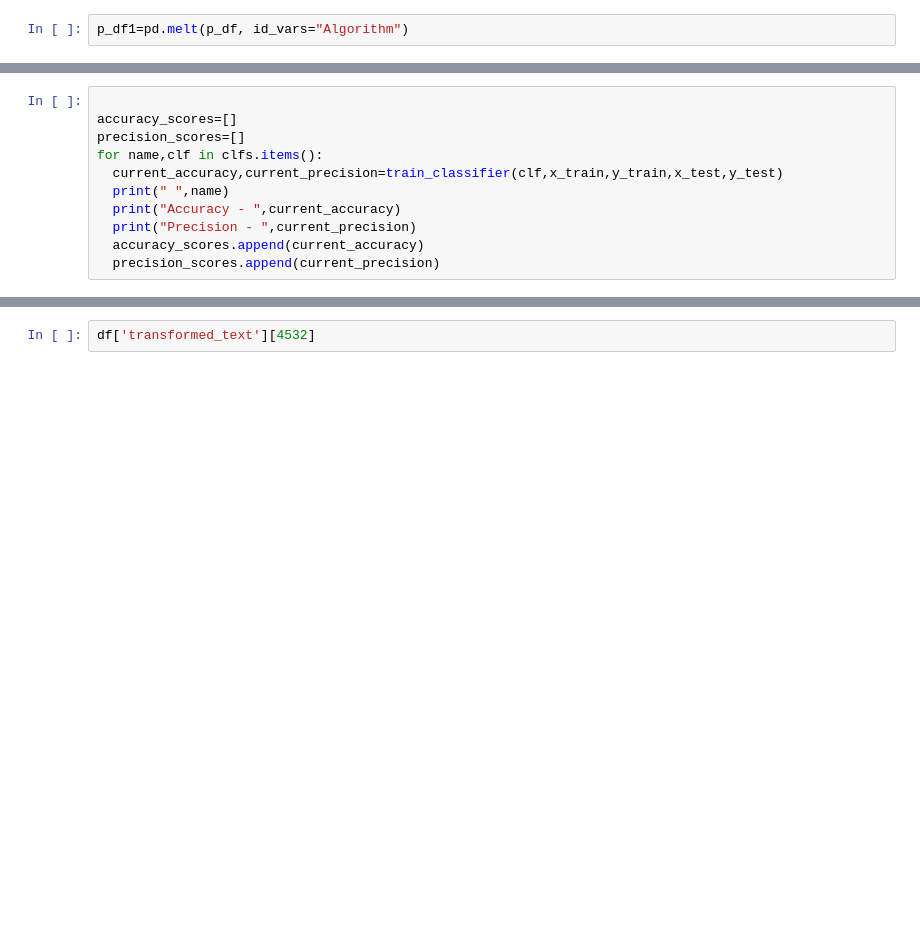
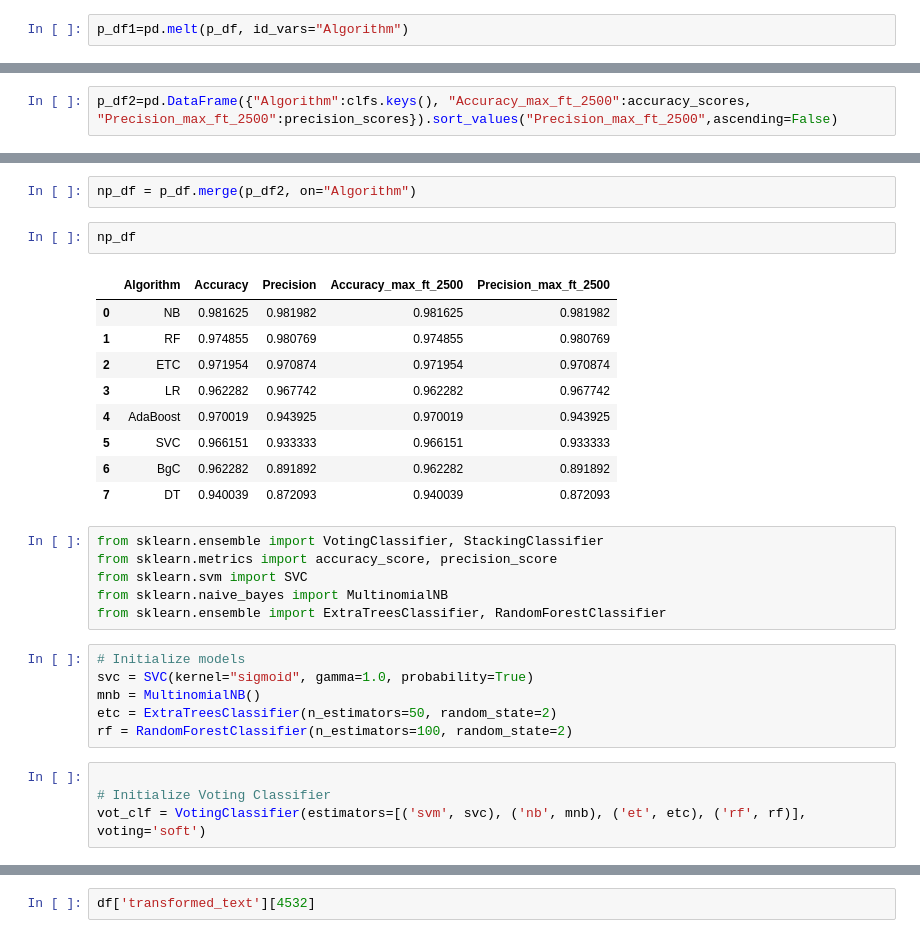
Before and after one commit to SurajSharma0204/EmailSMS_Spamornot_ML_Project, a Jupyter notebook: emailsmsspam_classifier.ipynb, the cells around one changed output, grey strips where cells are left out. Cells and saved outputs as stored; diff of their text form; blank space fills up the shorter version.

```diff
--- a/emailsmsspam_classifier.ipynb
+++ b/emailsmsspam_classifier.ipynb
@@ -631,11 +683,0 @@ p_df1
-# %%
-
-accuracy_scores=[]
-precision_scores=[]
-for name,clf in clfs.items():
-  current_accuracy,current_precision=train_classifier(clf,x_train,y_train,x_test,y_test)
-  print(" ",name)
-  print("Accuracy - ",current_accuracy)
-  print("Precision - ",current_precision)
-  accuracy_scores.append(current_accuracy)
-  precision_scores.append(current_precision)
@@ -641,0 +696,2 @@ for name,clf in clfs.items():
+# %%
+p_df2=pd.DataFrame({"Algorithm":clfs.keys(), "Accuracy_max_ft_2500":accuracy_scores, "Precision_max_ft_2500":precision_scores}).sort_values("Precision_max_ft_2500",ascending=False)
@@ -641,0 +710,30 @@ for name,clf in clfs.items():
+# %%
+np_df = p_df.merge(p_df2, on="Algorithm")
+# %%
+np_df
+# %% [output]
+|  | Algorithm | Accuracy | Precision | Accuracy_max_ft_2500 | Precision_max_ft_2500 |
+| 0 | NB | 0.981625 | 0.981982 | 0.981625 | 0.981982 |
+| 1 | RF | 0.974855 | 0.980769 | 0.974855 | 0.980769 |
+| 2 | ETC | 0.971954 | 0.970874 | 0.971954 | 0.970874 |
+| 3 | LR | 0.962282 | 0.967742 | 0.962282 | 0.967742 |
+| 4 | AdaBoost | 0.970019 | 0.943925 | 0.970019 | 0.943925 |
+| 5 | SVC | 0.966151 | 0.933333 | 0.966151 | 0.933333 |
+| 6 | BgC | 0.962282 | 0.891892 | 0.962282 | 0.891892 |
+| 7 | DT | 0.940039 | 0.872093 | 0.940039 | 0.872093 |
+# %%
+from sklearn.ensemble import VotingClassifier, StackingClassifier
+from sklearn.metrics import accuracy_score, precision_score
+from sklearn.svm import SVC
+from sklearn.naive_bayes import MultinomialNB
+from sklearn.ensemble import ExtraTreesClassifier, RandomForestClassifier
+# %%
+# Initialize models
+svc = SVC(kernel="sigmoid", gamma=1.0, probability=True)
+mnb = MultinomialNB()
+etc = ExtraTreesClassifier(n_estimators=50, random_state=2)
+rf = RandomForestClassifier(n_estimators=100, random_state=2)
+# %%
+
+# Initialize Voting Classifier
+vot_clf = VotingClassifier(estimators=[('svm', svc), ('nb', mnb), ('et', etc), ('rf', rf)], voting='soft')
```
Also changed, not shown: parts of 18 cells of this notebook, 4 other files.
